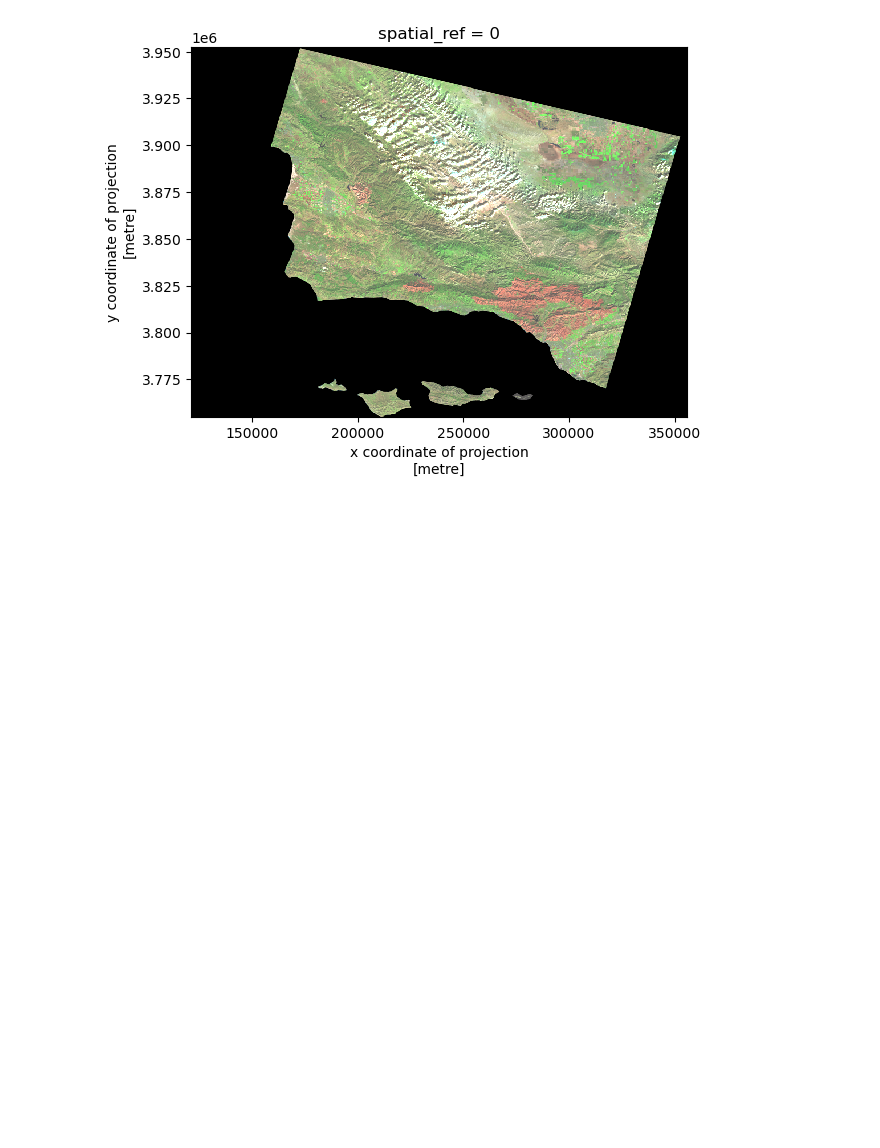
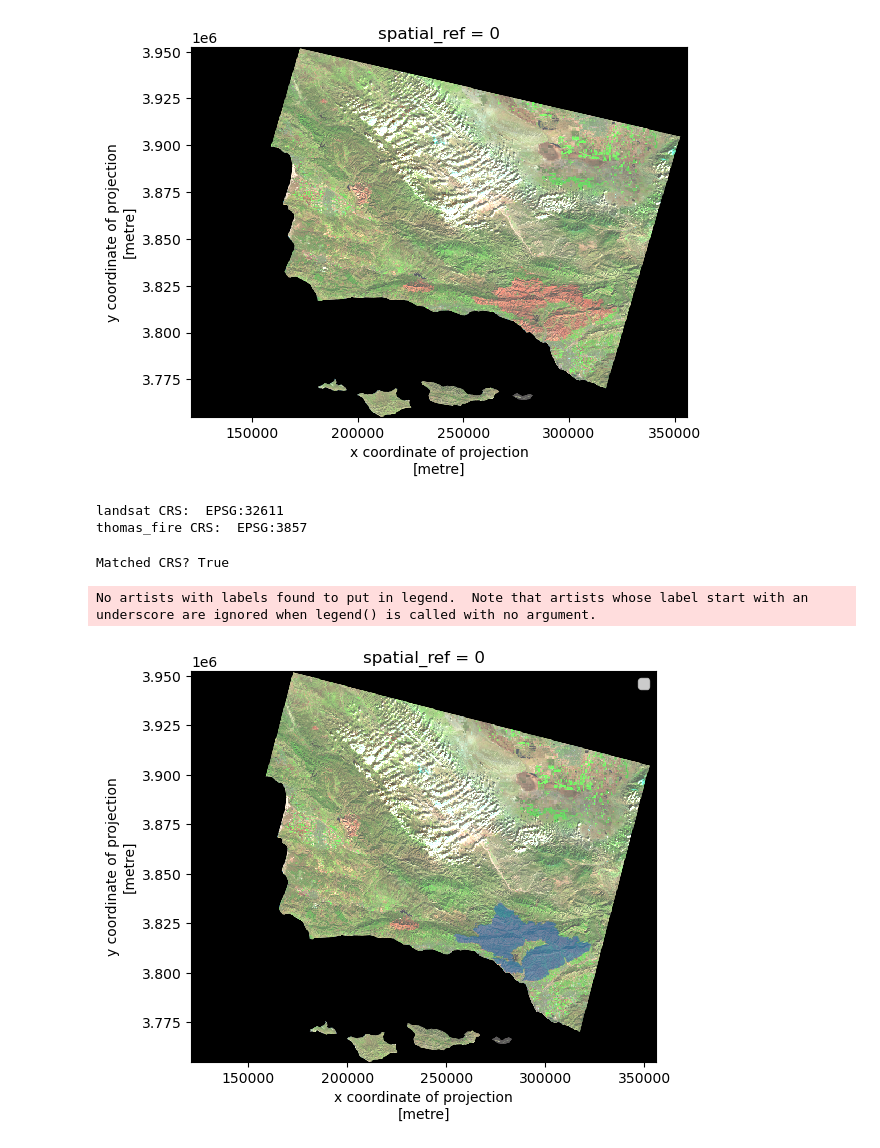
Before and after one commit to matteo-torres/eds220-hwk4, a Jupyter notebook: hwk4-task2-false-color-TORRES.ipynb, the cells around one changed output. Drawn from its saved outputs; the diff is of its cells as text; code cells hidden in the pictures; blank space fills up the shorter version.

Commit message:
Create a map of thomas fire with false color imagery

```diff
--- a/hwk4-task2-false-color-TORRES.ipynb
+++ b/hwk4-task2-false-color-TORRES.ipynb
@@ -16,11 +32,11 @@ import rioxarray as rioxr
 # %% [markdown]
 ## Import data
 # %%
-# Create a reproducible file path
-fp = os.path.join("data", "hwk4_landsat_data", "landsat8-2018-01-26-sb-simplified.nc")
+# Import datasets from data directory
+data_dir = os.path.join(os.getcwd(), "data")
 
-# Read in landsat file
-landsat = rioxr.open_rasterio(fp)
+landsat = rioxr.open_rasterio(os.path.join(data_dir, "hwk4_landsat_data", "landsat8-2018-01-26-sb-simplified.nc"))
+thomas_fire = gpd.read_file(os.path.join(data_dir, "thomas_fire", "thomas_fire.shp"))
 # %% [markdown]
 ## Data exploration
 # %%
@@ -84,3 +100,31 @@ landsat[["swir22", "nir08", "red"]].to_array().plot.imshow(robust = True)
 # %% [output]
 <matplotlib.image.AxesImage at 0x...>
 [figure]
+# %%
+# Check for matching CRS
+print("landsat CRS: ", landsat.rio.crs)
+print("thomas_fire CRS: ", thomas_fire.crs)
+# %% [output]
+landsat CRS:  EPSG:32611
+thomas_fire CRS:  EPSG:3857
+# %%
+# Reproject Thomas fire CRS
+thomas_fire = thomas_fire.to_crs(landsat.rio.crs)
+print('Matched CRS?',  thomas_fire.crs == landsat.rio.crs)
+# %% [output]
+Matched CRS? True
+# %%
+# Raster's aspect ratio
+aspect_ratio = landsat.rio.width/landsat.rio.height
+# %%
+# Plot
+fig, ax = plt.subplots(figsize = (6, 6 * aspect_ratio))  # Directly set size and aspect
+
+landsat[["swir22", "nir08", "red"]].to_array().plot.imshow(robust = True, ax = ax)
+
+thomas_fire.plot(ax = ax, alpha = 0.6)
+
+plt.show()
+# %% [output]
+No artists with labels found to put in legend.  Note that artists whose label start with an underscore are ignored when legend() is called with no argument.
+[figure, added]
```
Also changed, not shown: parts of 8 cells of this notebook.
